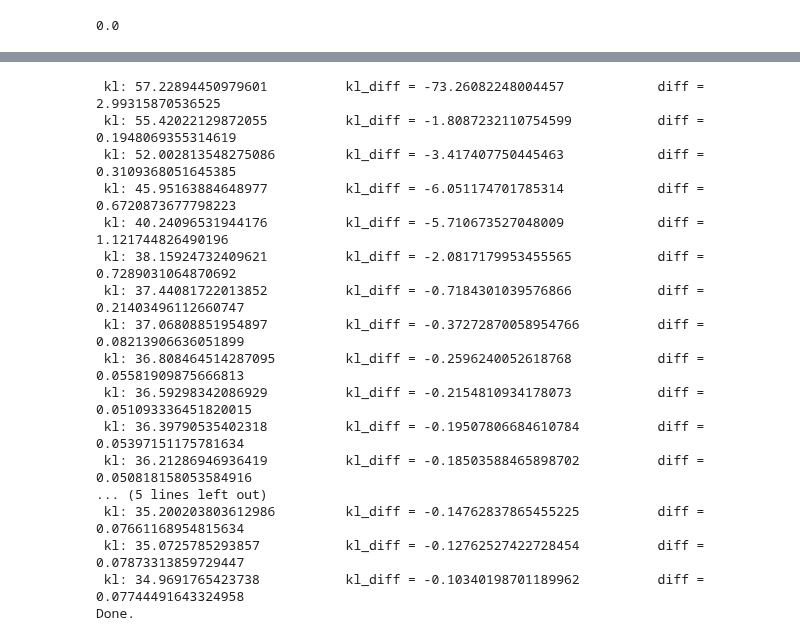
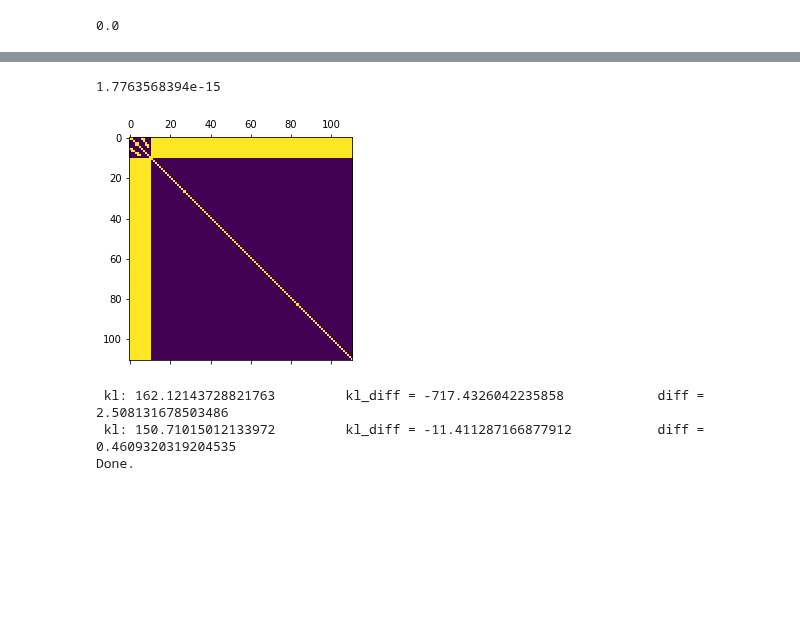
Before and after one commit to rgiordan/LinearResponseVariationalBayes.py, a Jupyter notebook: NormalMixture.ipynb, the cells around one changed output, grey strips where cells are left out. Saved outputs shown, nothing was run; the diff lists cells and outputs as text; code cells hidden in the pictures; blank space fills up the shorter version.

```diff
--- a/NormalMixture.ipynb
+++ b/NormalMixture.ipynb
@@ -360,13 +364,17 @@ Hessian vector product 0.02076125144958496
 # %%
-if False:
+
+if True:
     # Compare the full and sparse Hessians
     get_vector_hessian = autograd.hessian(obj.full_vector_kl_wrapper)
     hessian = obj.kl_hessian(free_par) # Slow
     vector_hessian = get_vector_hessian(vec_par)  # Slow
 
     # The slow full Hessian and sparse Hessian agree.
     plt.matshow(sparse_hessian != 0)
-    np.max(np.abs(hessian - sparse_hessian))
+    print(np.max(np.abs(hessian - sparse_hessian)))
+# %% [output]
+1.7763568394e-15
+[figure, added]
 # %%
 # Perform EM.
 
@@ -406,28 +414,14 @@ for step in range(20):
     kl_diff = new_kl - kl
     kl = new_kl
     print(' kl: {}\t\tkl_diff = {}\t\tdiff = {}'.format(kl, kl_diff, diff))
-    if diff < 1e-8:
+    if diff < 1e-0:
         break
 
 em_free_par = obj.params.get_free()
 print('Done.')
 # %% [output]
- kl: 57.22894450979601          kl_diff = -73.26082248004457            diff = 2.99315870536525
- kl: 55.42022129872055          kl_diff = -1.8087232110754599           diff = 0.1948069355314619
- kl: 52.002813548275086         kl_diff = -3.417407750445463            diff = 0.3109368051645385
- kl: 45.95163884648977          kl_diff = -6.051174701785314            diff = 0.6720873677798223
- kl: 40.24096531944176          kl_diff = -5.710673527048009            diff = 1.121744826490196
- kl: 38.15924732409621          kl_diff = -2.0817179953455565           diff = 0.7289031064870692
- kl: 37.44081722013852          kl_diff = -0.7184301039576866           diff = 0.21403496112660747
- kl: 37.06808851954897          kl_diff = -0.37272870058954766          diff = 0.08213906636051899
- kl: 36.808464514287095         kl_diff = -0.2596240052618768           diff = 0.05581909875666813
- kl: 36.59298342086929          kl_diff = -0.2154810934178073           diff = 0.051093336451820015
- kl: 36.39790535402318          kl_diff = -0.19507806684610784          diff = 0.05397151175781634
- kl: 36.21286946936419          kl_diff = -0.18503588465898702          diff = 0.050818158053584916
-... (5 lines left out)
- kl: 35.200203803612986         kl_diff = -0.14762837865455225          diff = 0.07661168954815634
- kl: 35.0725785293857           kl_diff = -0.12762527422728454          diff = 0.07873313859729447
- kl: 34.9691765423738           kl_diff = -0.10340198701189962          diff = 0.07744491643324958
+ kl: 162.12143728821763         kl_diff = -717.4326042235858            diff = 2.508131678503486
+ kl: 150.71015012133972         kl_diff = -11.411287166877912           diff = 0.4609320319204535
 Done.
 # %%
 # Finish with one joint Newton optimization to ensure global optimality.
```
Also changed, not shown: parts of 10 cells of this notebook, 1 other file.
